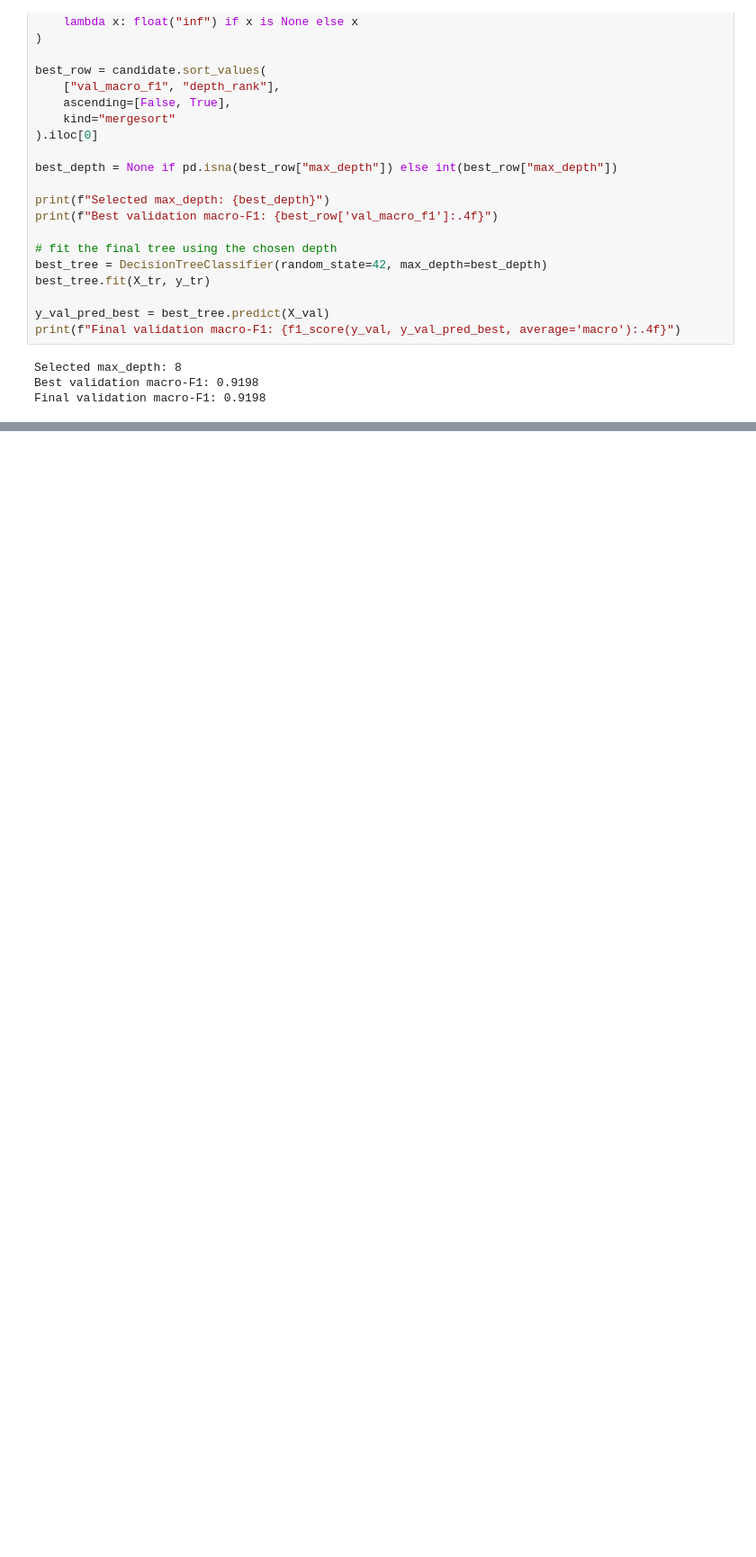
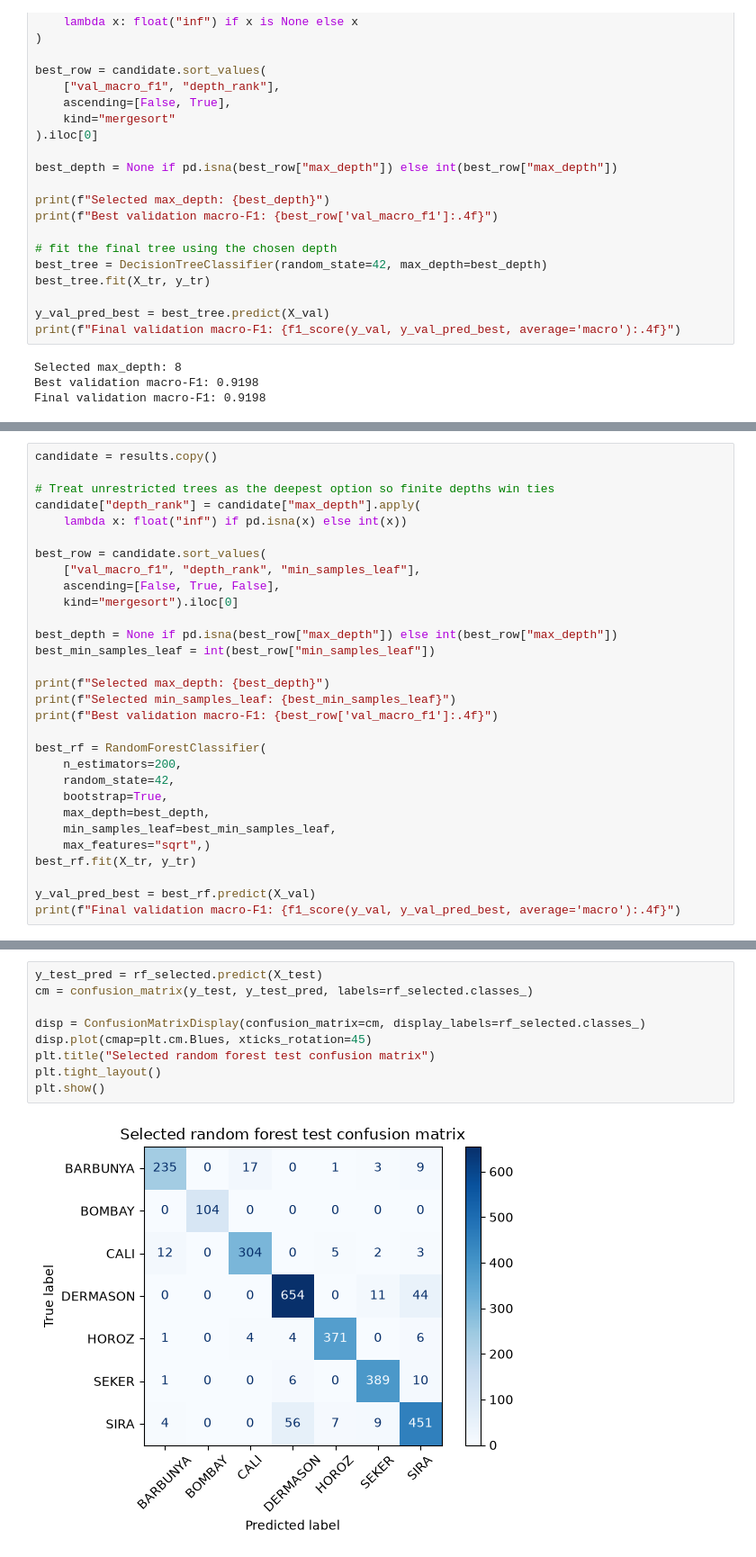
Before and after one commit to codettlaff/CPTS_575, a Jupyter notebook: assignment4/bean.ipynb, the cells around one changed output, grey strips where cells are left out. Shown at 90% size. Drawn from its saved outputs; the diff is of its cells as text; blank space fills up the shorter version.

```diff
--- a/assignment4/bean.ipynb
+++ b/assignment4/bean.ipynb
@@ -161,0 +212,30 @@ Final validation macro-F1: 0.9198
+# %%
+candidate = results.copy()
+
+# Treat unrestricted trees as the deepest option so finite depths win ties
+candidate["depth_rank"] = candidate["max_depth"].apply(
+    lambda x: float("inf") if pd.isna(x) else int(x))
+
+best_row = candidate.sort_values(
+    ["val_macro_f1", "depth_rank", "min_samples_leaf"],
+    ascending=[False, True, False],
+    kind="mergesort").iloc[0]
+
+best_depth = None if pd.isna(best_row["max_depth"]) else int(best_row["max_depth"])
+best_min_samples_leaf = int(best_row["min_samples_leaf"])
+
+print(f"Selected max_depth: {best_depth}")
+print(f"Selected min_samples_leaf: {best_min_samples_leaf}")
+print(f"Best validation macro-F1: {best_row['val_macro_f1']:.4f}")
+
+best_rf = RandomForestClassifier(
+    n_estimators=200,
+    random_state=42,
+    bootstrap=True,
+    max_depth=best_depth,
+    min_samples_leaf=best_min_samples_leaf,
+    max_features="sqrt",)
+best_rf.fit(X_tr, y_tr)
+
+y_val_pred_best = best_rf.predict(X_val)
+print(f"Final validation macro-F1: {f1_score(y_val, y_val_pred_best, average='macro'):.4f}")
@@ -161,0 +307,11 @@ Final validation macro-F1: 0.9198
+# %%
+y_test_pred = rf_selected.predict(X_test)
+cm = confusion_matrix(y_test, y_test_pred, labels=rf_selected.classes_)
+
+disp = ConfusionMatrixDisplay(confusion_matrix=cm, display_labels=rf_selected.classes_)
+disp.plot(cmap=plt.cm.Blues, xticks_rotation=45)
+plt.title("Selected random forest test confusion matrix")
+plt.tight_layout()
+plt.show()
+# %% [output]
+[figure, added]
```
Also changed, not shown: parts of 11 cells of this notebook.
